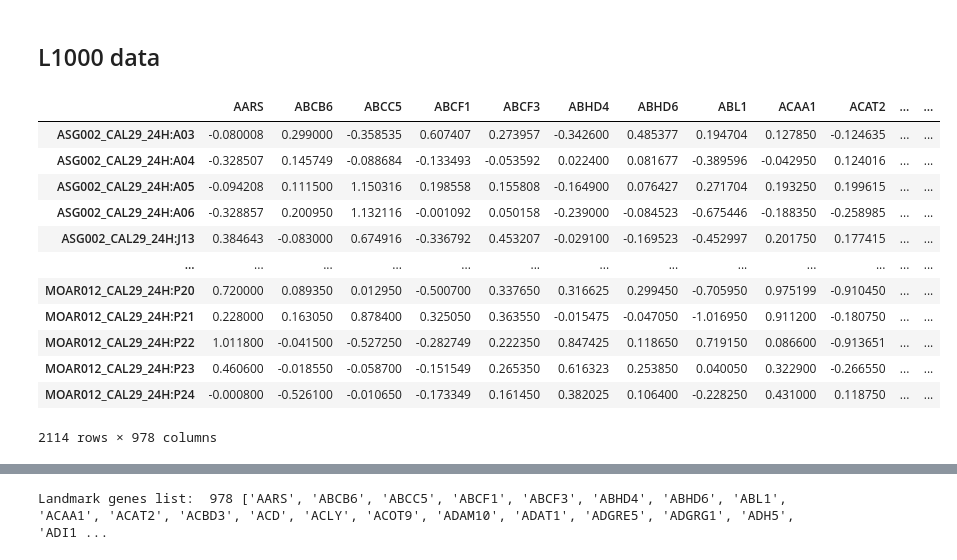
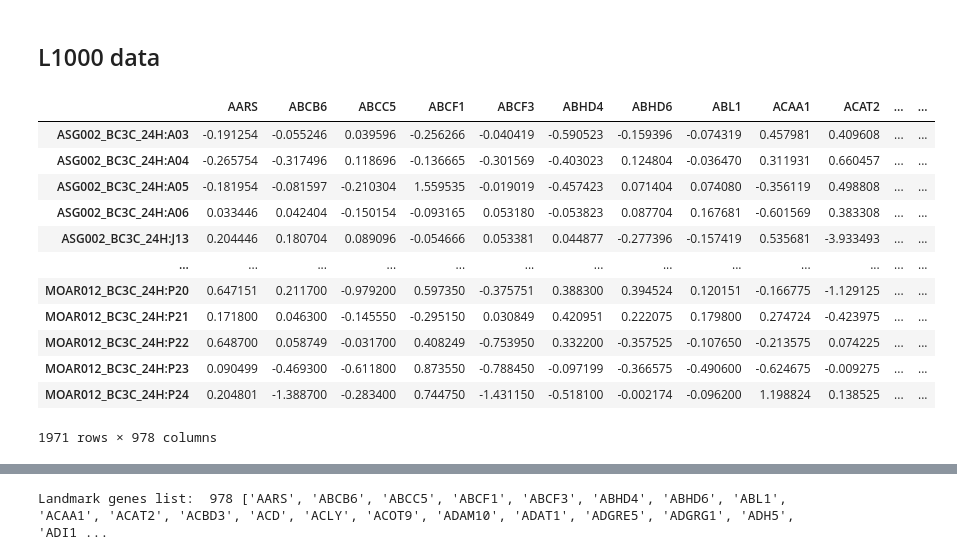
Before and after one commit to jingsday/blca_publication, a Jupyter notebook: blca_publication_Scripts/blca_Scripts_bmra/blca_Scripts_bmra_bc3c/01_data_prep_bc.ipynb, the cells around one changed output, grey strips where cells are left out. Saved outputs shown, nothing was run; the diff lists cells and outputs as text; code cells hidden in the pictures.

```diff
--- a/blca_publication_Scripts/blca_Scripts_bmra/blca_Scripts_bmra_bc3c/01_data_prep_bc.ipynb
+++ b/blca_publication_Scripts/blca_Scripts_bmra/blca_Scripts_bmra_bc3c/01_data_prep_bc.ipynb
@@ -8,9 +8,10 @@ import numpy as np
 import os
 import pickle
 # %%
-data_dir = "/home/jing/input_bmra/DATA_CAL29"
+cell_line ='BC3C'
+data_dir = f"/home/jing/Phd_project/project_UCD_blca/blca_publication_OUTPUT/blca_publication_OUTPUT_LINCS/00_outputs_2020_{cell_line}/"
 info_dir = data_dir
-out_dir = "/home/jing/input_bmra/00_outputs_2020_cal29"
+out_dir = f"/home/jing/Phd_project/project_UCD_blca/blca_publication_OUTPUT/blca_publication_OUTPUT_bmra/blca_publication_OUTPUT_bmra_{cell_line}/00_outputs_2020_{cell_line}"
 
 #os.makedirs(info_dir, exist_ok = True)
 os.makedirs(out_dir, exist_ok = True)
@@ -230,22 +231,22 @@ Number of drugs of interest:    37
 # %% [markdown]
 ## L1000 data
 # %%
-Data_norm_df = pd.read_excel(os.path.join(data_dir, "Data_norm_2020_CAL29.xlsx"), index_col = 0)
+Data_norm_df = pd.read_excel(os.path.join(data_dir, f"Data_norm_2020_{cell_line}.xlsx"), index_col = 0)
 display(Data_norm_df)
 # %% [output]
 |  | AARS | ABCB6 | ABCC5 | ABCF1 | ABCF3 | ABHD4 | ABHD6 | ABL1 | ACAA1 | ACAT2 | ... | ... |
-| ASG002_CAL29_24H:A03 | -0.080008 | 0.299000 | -0.358535 | 0.607407 | 0.273957 | -0.342600 | 0.485377 | 0.194704 | 0.127850 | -0.124635 | ... | ... |
-| ASG002_CAL29_24H:A04 | -0.328507 | 0.145749 | -0.088684 | -0.133493 | -0.053592 | 0.022400 | 0.081677 | -0.389596 | -0.042950 | 0.124016 | ... | ... |
-| ASG002_CAL29_24H:A05 | -0.094208 | 0.111500 | 1.150316 | 0.198558 | 0.155808 | -0.164900 | 0.076427 | 0.271704 | 0.193250 | 0.199615 | ... | ... |
-| ASG002_CAL29_24H:A06 | -0.328857 | 0.200950 | 1.132116 | -0.001092 | 0.050158 | -0.239000 | -0.084523 | -0.675446 | -0.188350 | -0.258985 | ... | ... |
-| ASG002_CAL29_24H:J13 | 0.384643 | -0.083000 | 0.674916 | -0.336792 | 0.453207 | -0.029100 | -0.169523 | -0.452997 | 0.201750 | 0.177415 | ... | ... |
+| ASG002_BC3C_24H:A03 | -0.191254 | -0.055246 | 0.039596 | -0.256266 | -0.040419 | -0.590523 | -0.159396 | -0.074319 | 0.457981 | 0.409608 | ... | ... |
+| ASG002_BC3C_24H:A04 | -0.265754 | -0.317496 | 0.118696 | -0.136665 | -0.301569 | -0.403023 | 0.124804 | -0.036470 | 0.311931 | 0.660457 | ... | ... |
+| ASG002_BC3C_24H:A05 | -0.181954 | -0.081597 | -0.210304 | 1.559535 | -0.019019 | -0.457423 | 0.071404 | 0.074080 | -0.356119 | 0.498808 | ... | ... |
+| ASG002_BC3C_24H:A06 | 0.033446 | 0.042404 | -0.150154 | -0.093165 | 0.053180 | -0.053823 | 0.087704 | 0.167681 | -0.601569 | 0.383308 | ... | ... |
+| ASG002_BC3C_24H:J13 | 0.204446 | 0.180704 | 0.089096 | -0.054666 | 0.053381 | 0.044877 | -0.277396 | -0.157419 | 0.535681 | -3.933493 | ... | ... |
 | ... | ... | ... | ... | ... | ... | ... | ... | ... | ... | ... | ... | ... |
-| MOAR012_CAL29_24H:P20 | 0.720000 | 0.089350 | 0.012950 | -0.500700 | 0.337650 | 0.316625 | 0.299450 | -0.705950 | 0.975199 | -0.910450 | ... | ... |
-| MOAR012_CAL29_24H:P21 | 0.228000 | 0.163050 | 0.878400 | 0.325050 | 0.363550 | -0.015475 | -0.047050 | -1.016950 | 0.911200 | -0.180750 | ... | ... |
-| MOAR012_CAL29_24H:P22 | 1.011800 | -0.041500 | -0.527250 | -0.282749 | 0.222350 | 0.847425 | 0.118650 | 0.719150 | 0.086600 | -0.913651 | ... | ... |
-| MOAR012_CAL29_24H:P23 | 0.460600 | -0.018550 | -0.058700 | -0.151549 | 0.265350 | 0.616323 | 0.253850 | 0.040050 | 0.322900 | -0.266550 | ... | ... |
-| MOAR012_CAL29_24H:P24 | -0.000800 | -0.526100 | -0.010650 | -0.173349 | 0.161450 | 0.382025 | 0.106400 | -0.228250 | 0.431000 | 0.118750 | ... | ... |
+| MOAR012_BC3C_24H:P20 | 0.647151 | 0.211700 | -0.979200 | 0.597350 | -0.375751 | 0.388300 | 0.394524 | 0.120151 | -0.166775 | -1.129125 | ... | ... |
+| MOAR012_BC3C_24H:P21 | 0.171800 | 0.046300 | -0.145550 | -0.295150 | 0.030849 | 0.420951 | 0.222075 | 0.179800 | 0.274724 | -0.423975 | ... | ... |
+| MOAR012_BC3C_24H:P22 | 0.648700 | 0.058749 | -0.031700 | 0.408249 | -0.753950 | 0.332200 | -0.357525 | -0.107650 | -0.213575 | 0.074225 | ... | ... |
+| MOAR012_BC3C_24H:P23 | 0.090499 | -0.469300 | -0.611800 | 0.873550 | -0.788450 | -0.097199 | -0.366575 | -0.490600 | -0.624675 | -0.009275 | ... | ... |
+| MOAR012_BC3C_24H:P24 | 0.204801 | -1.388700 | -0.283400 | 0.744750 | -1.431150 | -0.518100 | -0.002174 | -0.096200 | 1.198824 | 0.138525 | ... | ... |
-2114 rows × 978 columns
+1971 rows × 978 columns
 # %%
 Data_norm_df = Data_norm_df[Data_norm_df.index.isin(exp_ids)]
 
```
Also changed, not shown: parts of 14 cells of this notebook, 3 other files.
